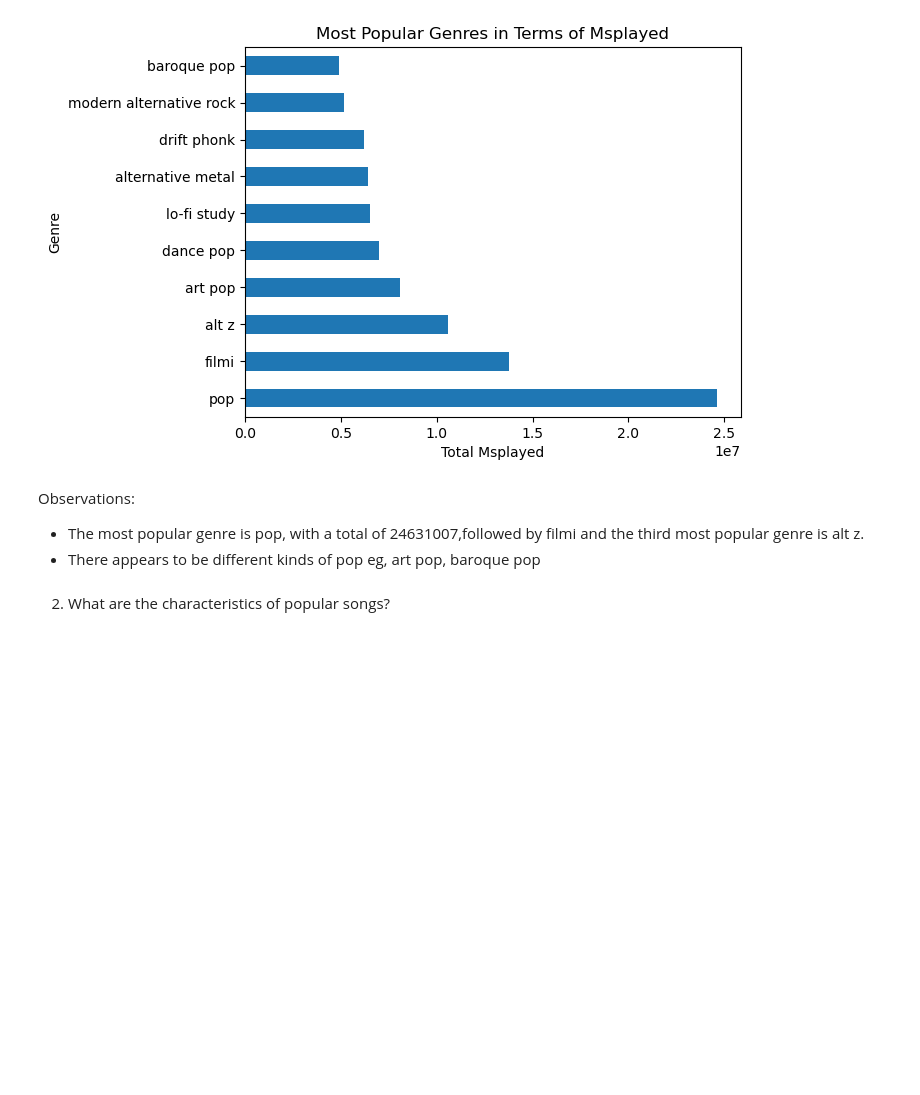
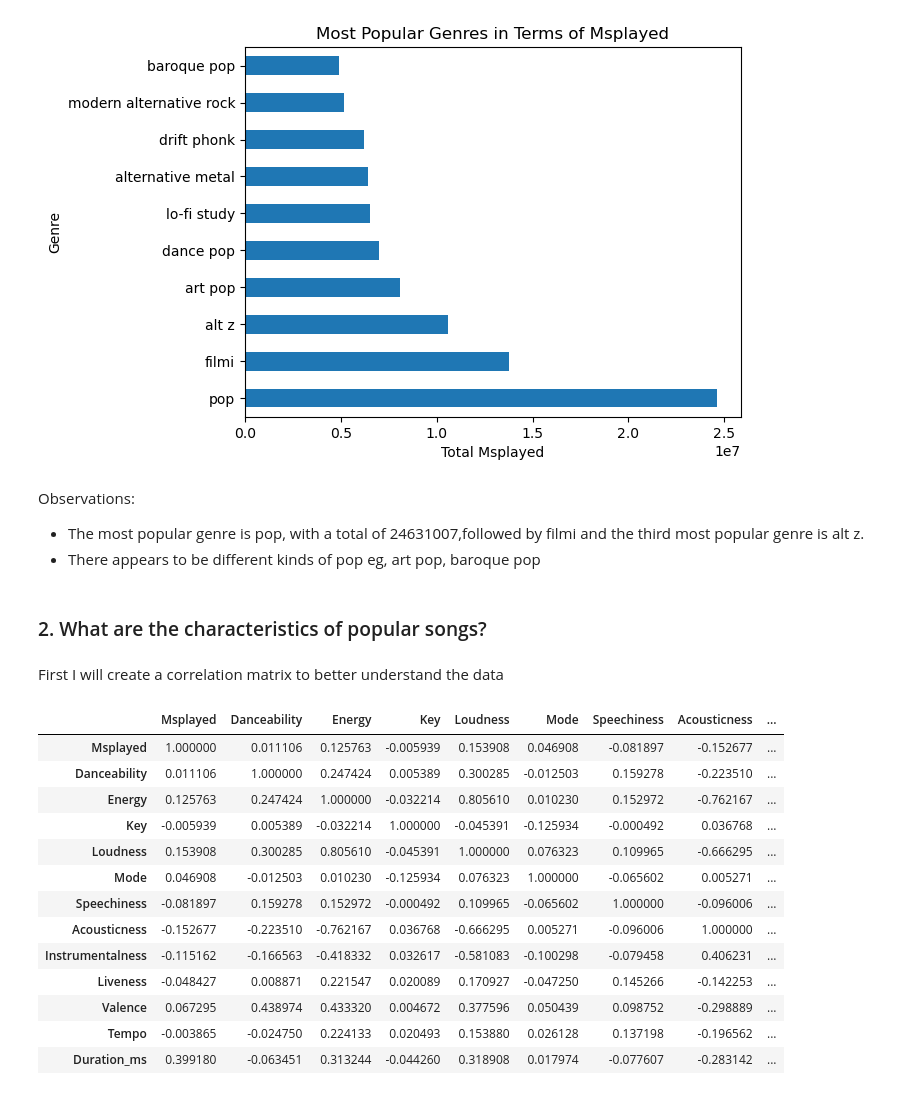
Before and after one commit to George-Mbugua/Music-Analysis, a Jupyter notebook: Music_Analysis.ipynb, the cells around one changed output. Drawn from its saved outputs; the diff is of its cells as text; code cells hidden in the pictures; blank space fills up the shorter version.

```diff
--- a/Music_Analysis.ipynb
+++ b/Music_Analysis.ipynb
@@ -352,4 +352,25 @@ Observations:
 - The most popular genre is pop, with a total of 24631007,followed by filmi and the third most popular genre is alt z.
 - There appears to be different kinds of pop eg, art pop, baroque pop
 # %% [markdown]
-2. What are the characteristics of popular songs?
+### 2. What are the characteristics of popular songs?
+# %% [markdown]
+First I will create a correlation matrix to better understand the data
+# %%
+#Creating the correlation matrix
+corr= music.corr()
+corr
+# %% [output]
+|  | Msplayed | Danceability | Energy | Key | Loudness | Mode | Speechiness | Acousticness | ... |
+| Msplayed | 1.000000 | 0.011106 | 0.125763 | -0.005939 | 0.153908 | 0.046908 | -0.081897 | -0.152677 | ... |
+| Danceability | 0.011106 | 1.000000 | 0.247424 | 0.005389 | 0.300285 | -0.012503 | 0.159278 | -0.223510 | ... |
+| Energy | 0.125763 | 0.247424 | 1.000000 | -0.032214 | 0.805610 | 0.010230 | 0.152972 | -0.762167 | ... |
+| Key | -0.005939 | 0.005389 | -0.032214 | 1.000000 | -0.045391 | -0.125934 | -0.000492 | 0.036768 | ... |
+| Loudness | 0.153908 | 0.300285 | 0.805610 | -0.045391 | 1.000000 | 0.076323 | 0.109965 | -0.666295 | ... |
+| Mode | 0.046908 | -0.012503 | 0.010230 | -0.125934 | 0.076323 | 1.000000 | -0.065602 | 0.005271 | ... |
+| Speechiness | -0.081897 | 0.159278 | 0.152972 | -0.000492 | 0.109965 | -0.065602 | 1.000000 | -0.096006 | ... |
+| Acousticness | -0.152677 | -0.223510 | -0.762167 | 0.036768 | -0.666295 | 0.005271 | -0.096006 | 1.000000 | ... |
+| Instrumentalness | -0.115162 | -0.166563 | -0.418332 | 0.032617 | -0.581083 | -0.100298 | -0.079458 | 0.406231 | ... |
+| Liveness | -0.048427 | 0.008871 | 0.221547 | 0.020089 | 0.170927 | -0.047250 | 0.145266 | -0.142253 | ... |
+| Valence | 0.067295 | 0.438974 | 0.433320 | 0.004672 | 0.377596 | 0.050439 | 0.098752 | -0.298889 | ... |
+| Tempo | -0.003865 | -0.024750 | 0.224133 | 0.020493 | 0.153880 | 0.026128 | 0.137198 | -0.196562 | ... |
+| Duration_ms | 0.399180 | -0.063451 | 0.313244 | -0.044260 | 0.318908 | 0.017974 | -0.077607 | -0.283142 | ... |
```
Also changed, not shown: parts of 1 cell of this notebook, 1 other file.
